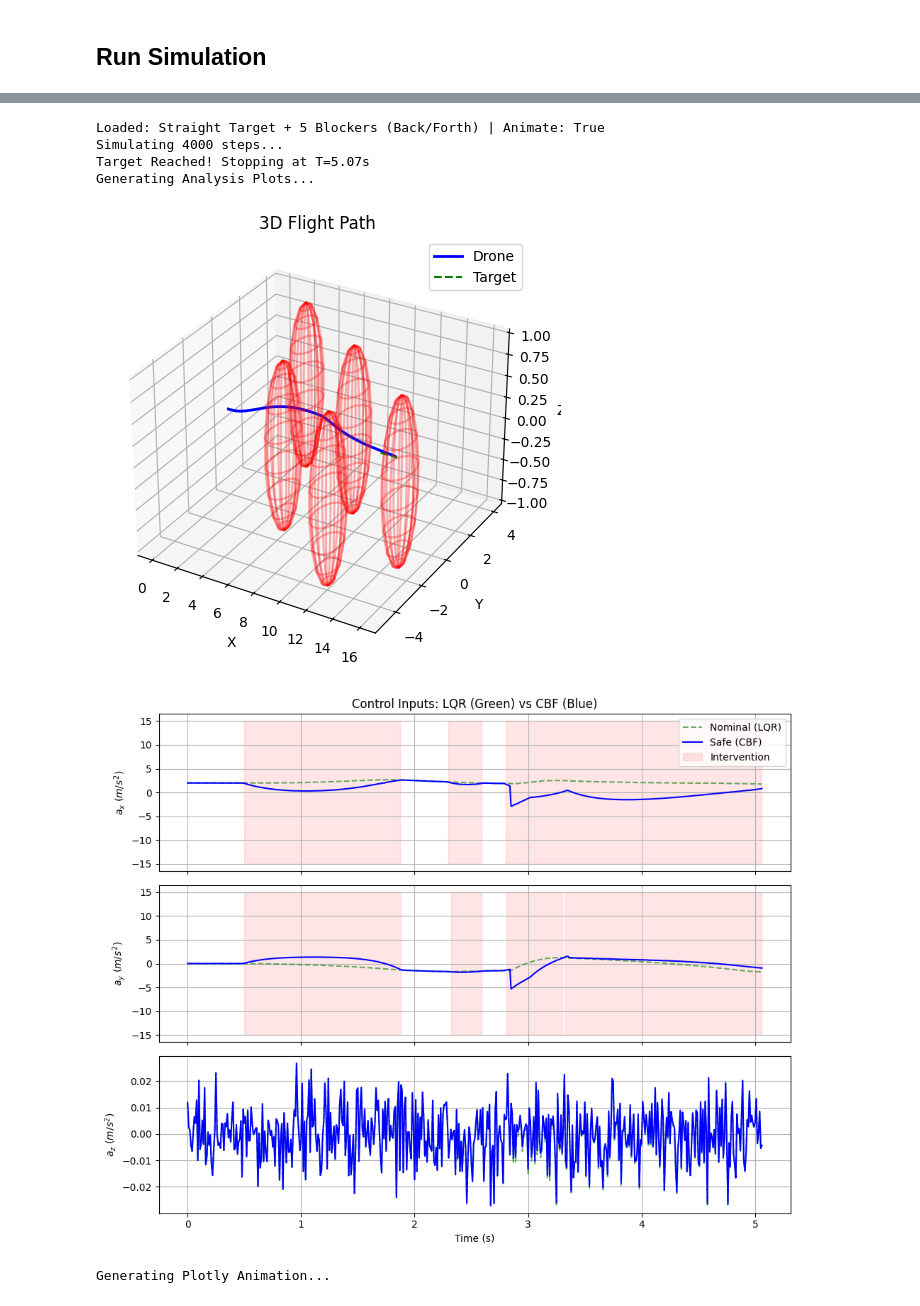
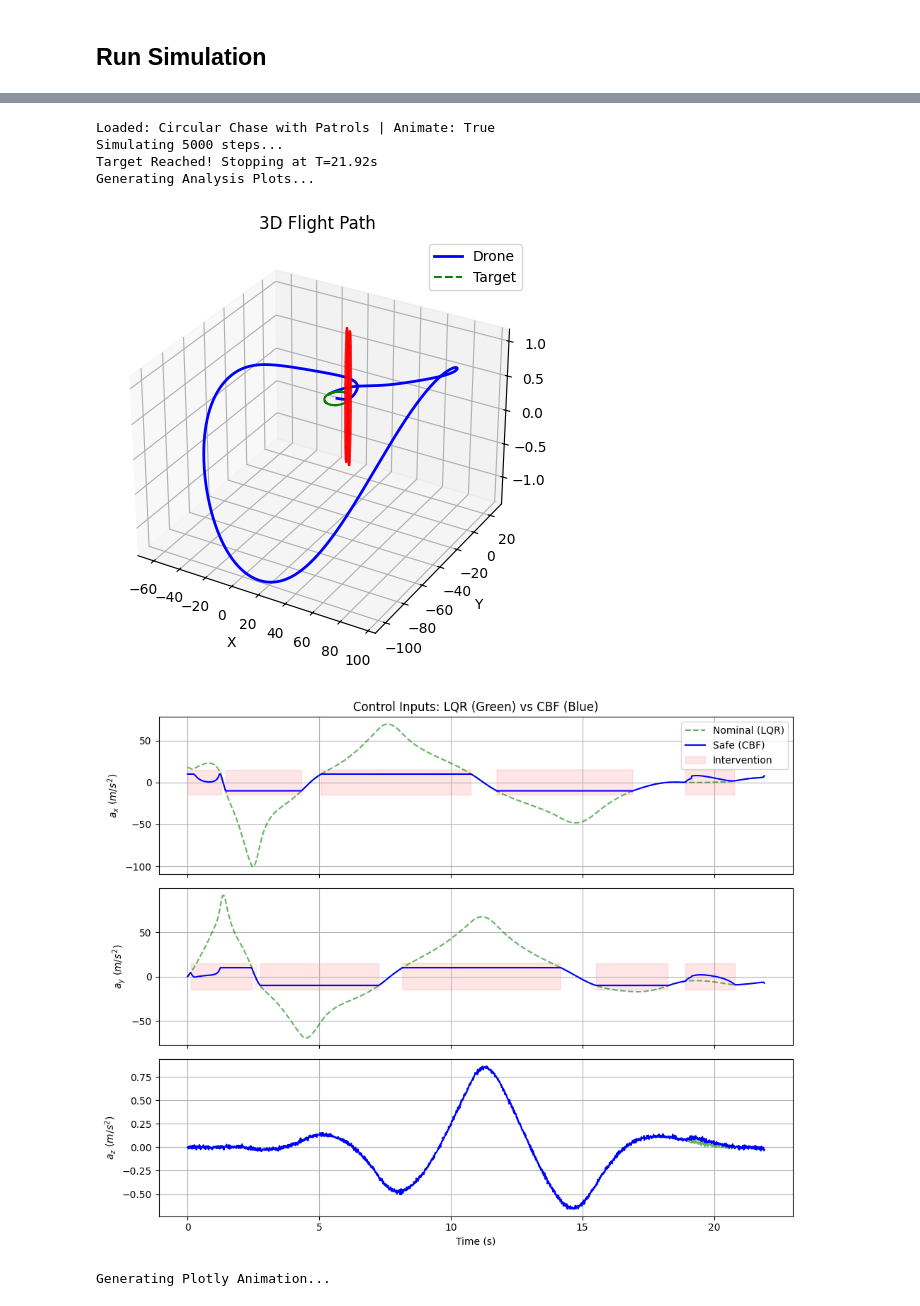
Before and after one commit to AdamPettersson2002/cbf-safety-filter, a Jupyter notebook: src/cbf_quadrotor/sim.ipynb, the cells around one changed output, grey strips where cells are left out. Drawn from its saved outputs; the diff is of its cells as text; code cells hidden in the pictures.

```diff
--- a/src/cbf_quadrotor/sim.ipynb
+++ b/src/cbf_quadrotor/sim.ipynb
@@ -260,10 +258,7 @@ def run_simulation(scenario_name="chase", animate=True):
 
         current_obs_snapshot = []
         for obs in mission.obstacles:
-            if np.linalg.norm(obs.velocity) > 0:
-                obs.center += obs.velocity * dt
-                if abs(obs.center[1]) > 4.0:
-                    obs.velocity[1] *= -1
+            obs.update(dt)
             current_obs_snapshot.append(obs.center.copy())
         obs_history.append(current_obs_snapshot)
 
@@ -277,38 +272,38 @@ def run_simulation(scenario_name="chase", animate=True):
         target_history.append(target_pos)
 
         # --- NEW: Log Controls ---
         u_nom_history.append(u_nom.copy())
         u_safe_history.append(u_safe.copy())
         time_history.append(time)
 
     # 5. Visualization
     path_history = np.array(path_history)
     target_history = np.array(target_history)
 
     if len(path_history) == 0:
         return
 
     # Always show static analysis plots first
     print("Generating Analysis Plots...")
     plot_static_results(path_history, target_history, mission.obstacles,
                         u_nom_history, u_safe_history, time_history)
 
     # Then optionally show the animation
     if animate:
         print("Generating Plotly Animation...")
         animate_plotly(path_history, target_history, obs_history, mission, dt)
 
 
 if __name__ == "__main__":
     #run_simulation("head_on", animate=True)
     #run_simulation("head_on_2", animate=True)
-    #run_simulation("chase", animate=True)
-    run_simulation("many_blockers", animate=True)
+    run_simulation("chase", animate=True)
+    #run_simulation("many_blockers", animate=True)
 # %% [output]
-Loaded: Straight Target + 5 Blockers (Back/Forth) | Animate: True
-Simulating 4000 steps...
-Target Reached! Stopping at T=5.07s
+Loaded: Circular Chase with Patrols | Animate: True
+Simulating 5000 steps...
+Target Reached! Stopping at T=21.92s
 Generating Analysis Plots...
-[figure, old version]
+[figure, new version]
-[figure, old version]
+[figure, new version]
 Generating Plotly Animation...
```
Also changed, not shown: parts of 3 cells of this notebook, 2 other files.
